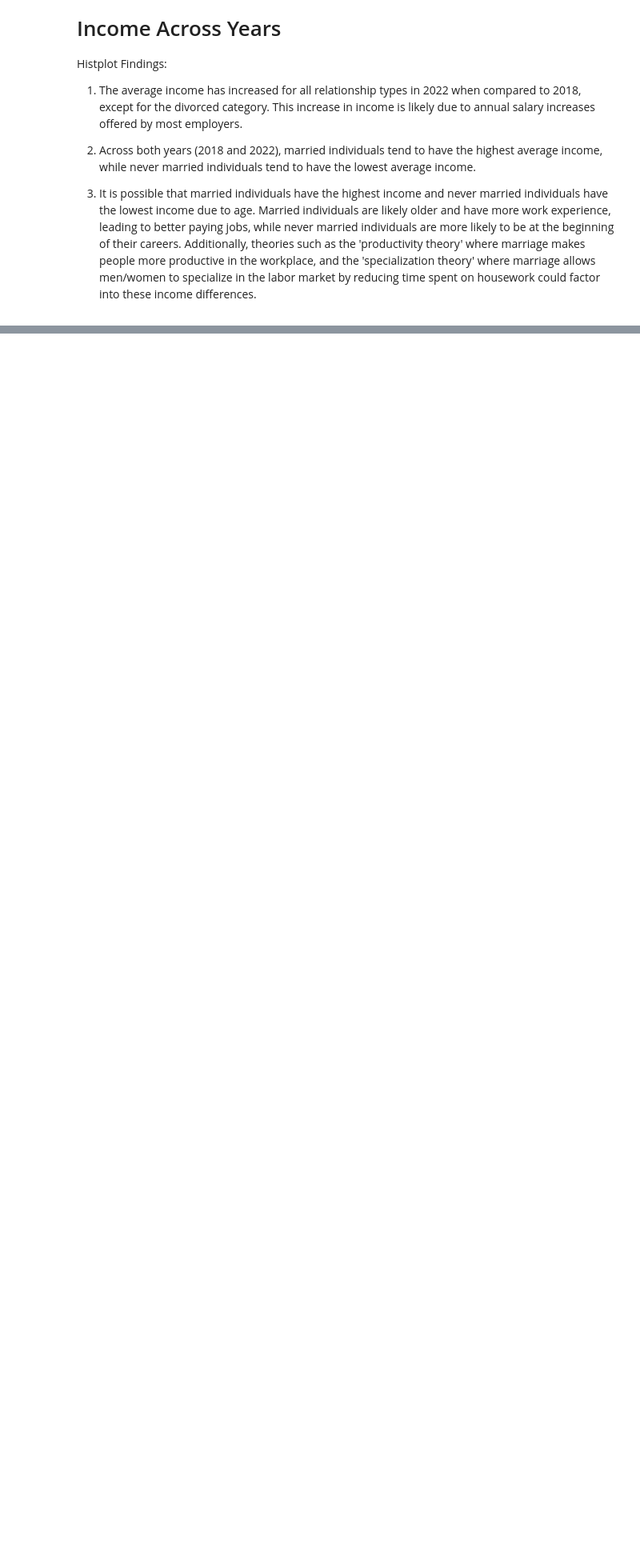
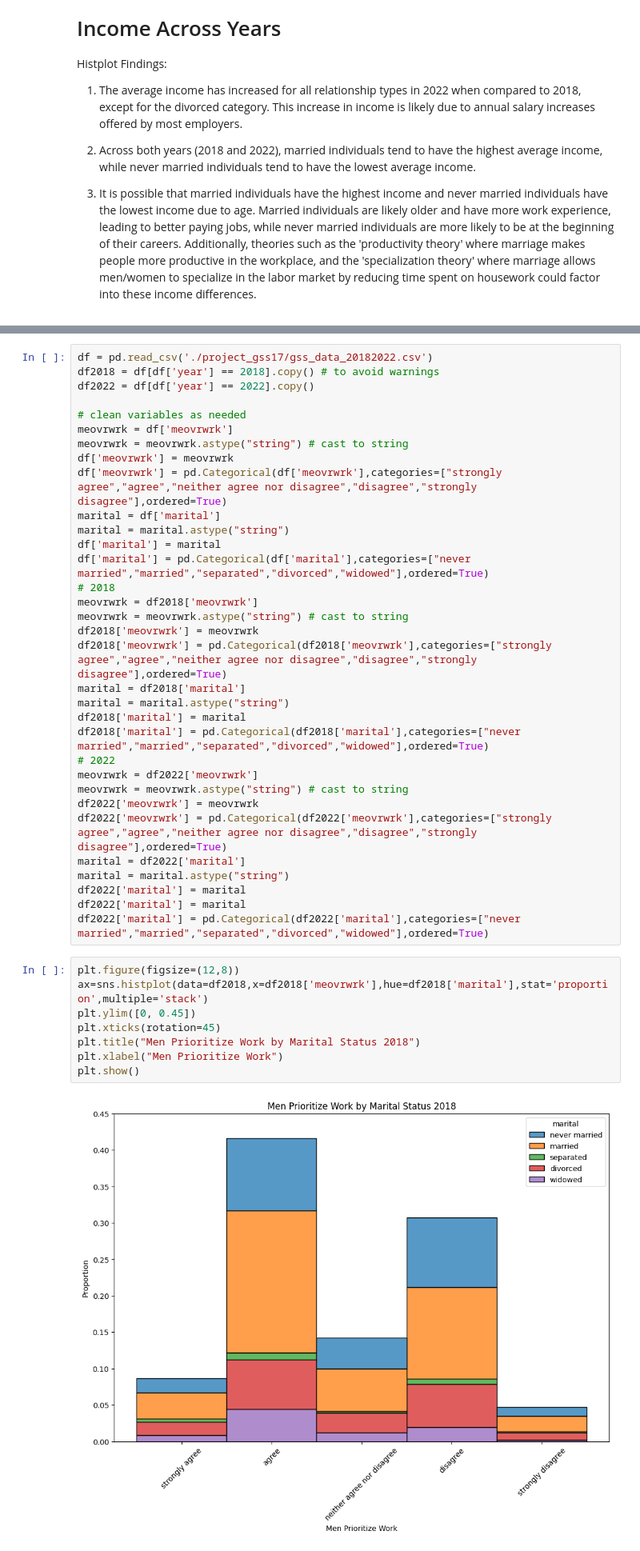
Before and after one commit to imdressel/project_gss, a Jupyter notebook: project1_Final_Visualizations.ipynb, the cells around one changed output, grey strips where cells are left out. Shown at 80% size. Cells and saved outputs as stored; diff of their text form; blank space fills up the shorter version.

```diff
--- a/project1_Final_Visualizations.ipynb
+++ b/project1_Final_Visualizations.ipynb
@@ -115,0 +125,43 @@ Histplot Findings:
+# %%
+df = pd.read_csv('./project_gss17/gss_data_20182022.csv')
+df2018 = df[df['year'] == 2018].copy() # to avoid warnings
+df2022 = df[df['year'] == 2022].copy()
+
+# clean variables as needed
+meovrwrk = df['meovrwrk']
+meovrwrk = meovrwrk.astype("string") # cast to string
+df['meovrwrk'] = meovrwrk
+df['meovrwrk'] = pd.Categorical(df['meovrwrk'],categories=["strongly agree","agree","neither agree nor disagree","disagree","strongly disagree"],ordered=True)
+marital = df['marital']
+marital = marital.astype("string")
+df['marital'] = marital
+df['marital'] = pd.Categorical(df['marital'],categories=["never married","married","separated","divorced","widowed"],ordered=True)
+# 2018
+meovrwrk = df2018['meovrwrk']
+meovrwrk = meovrwrk.astype("string") # cast to string
+df2018['meovrwrk'] = meovrwrk
+df2018['meovrwrk'] = pd.Categorical(df2018['meovrwrk'],categories=["strongly agree","agree","neither agree nor disagree","disagree","strongly disagree"],ordered=True)
+marital = df2018['marital']
+marital = marital.astype("string")
+df2018['marital'] = marital
+df2018['marital'] = pd.Categorical(df2018['marital'],categories=["never married","married","separated","divorced","widowed"],ordered=True)
+# 2022
+meovrwrk = df2022['meovrwrk']
+meovrwrk = meovrwrk.astype("string") # cast to string
+df2022['meovrwrk'] = meovrwrk
+df2022['meovrwrk'] = pd.Categorical(df2022['meovrwrk'],categories=["strongly agree","agree","neither agree nor disagree","disagree","strongly disagree"],ordered=True)
+marital = df2022['marital']
+marital = marital.astype("string")
+df2022['marital'] = marital
+df2022['marital'] = marital
+df2022['marital'] = pd.Categorical(df2022['marital'],categories=["never married","married","separated","divorced","widowed"],ordered=True)
+# %%
+plt.figure(figsize=(12,8))
+ax=sns.histplot(data=df2018,x=df2018['meovrwrk'],hue=df2018['marital'],stat='proportion',multiple='stack')
+plt.ylim([0, 0.45])
+plt.xticks(rotation=45)
+plt.title("Men Prioritize Work by Marital Status 2018")
+plt.xlabel("Men Prioritize Work")
+plt.show()
+# %% [output]
+[figure, added]
```
Also changed, not shown: parts of 14 cells of this notebook.
